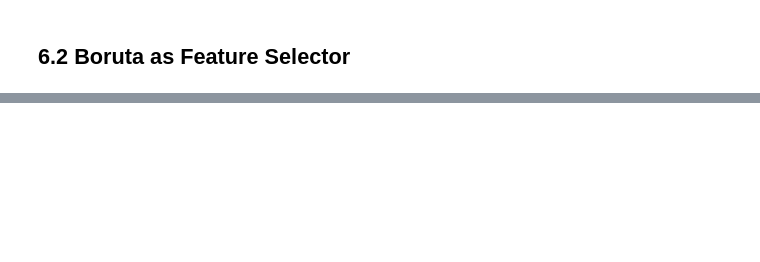
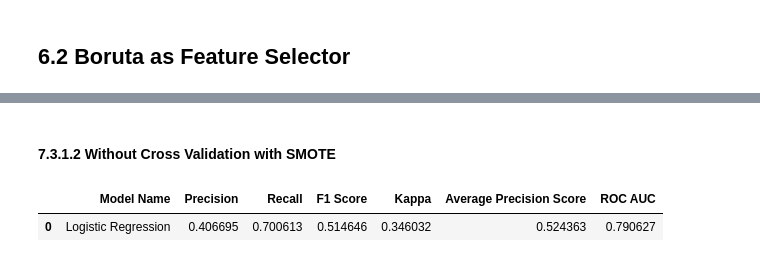
Before and after one commit to FabioCaffarello/Churn-Prediction-TopBank, a Jupyter notebook: 02-Notebooks/02-Scond_Cycle_CRISP/workflow_complete.ipynb, the cells around one changed output, grey strips where cells are left out. Cells and saved outputs as stored; diff of their text form; code cells hidden in the pictures; blank space fills up the shorter version.

```diff
--- a/02-Notebooks/02-Scond_Cycle_CRISP/workflow_complete.ipynb
+++ b/02-Notebooks/02-Scond_Cycle_CRISP/workflow_complete.ipynb
@@ -1285,0 +1526,3 @@ cols_selected = [
+# %%
+smote = SMOTE()
+X_train_smote, y_train_smote = smote.fit_sample(X_train, y_train)
@@ -1285,0 +1558,19 @@ cols_selected = [
+# %% [markdown]
+#### 7.3.1.2 Without Cross Validation with SMOTE
+# %%
+#Model
+model_name = 'Logistic Regression'
+model_lr = LogisticRegression()
+model_lr.fit(X_train_smote, y_train_smote)
+
+# Prediction
+yhat_lr = model_lr.predict(X_valid_train)
+
+# Prediction Proba
+yhat_proba_lr = model_lr.predict_proba(X_valid_train)[:,1]
+
+model_lr_result = ml_scores(model_name, y_valid_train, yhat_lr, yhat_proba_lr)
+model_lr_result.head()
+# %% [output]
+|  | Model Name | Precision | Recall | F1 Score | Kappa | Average Precision Score | ROC AUC |
+| 0 | Logistic Regression | 0.406695 | 0.700613 | 0.514646 | 0.346032 | 0.524363 | 0.790627 |
```
Also changed, not shown: parts of 64 cells of this notebook, 32 other files.
